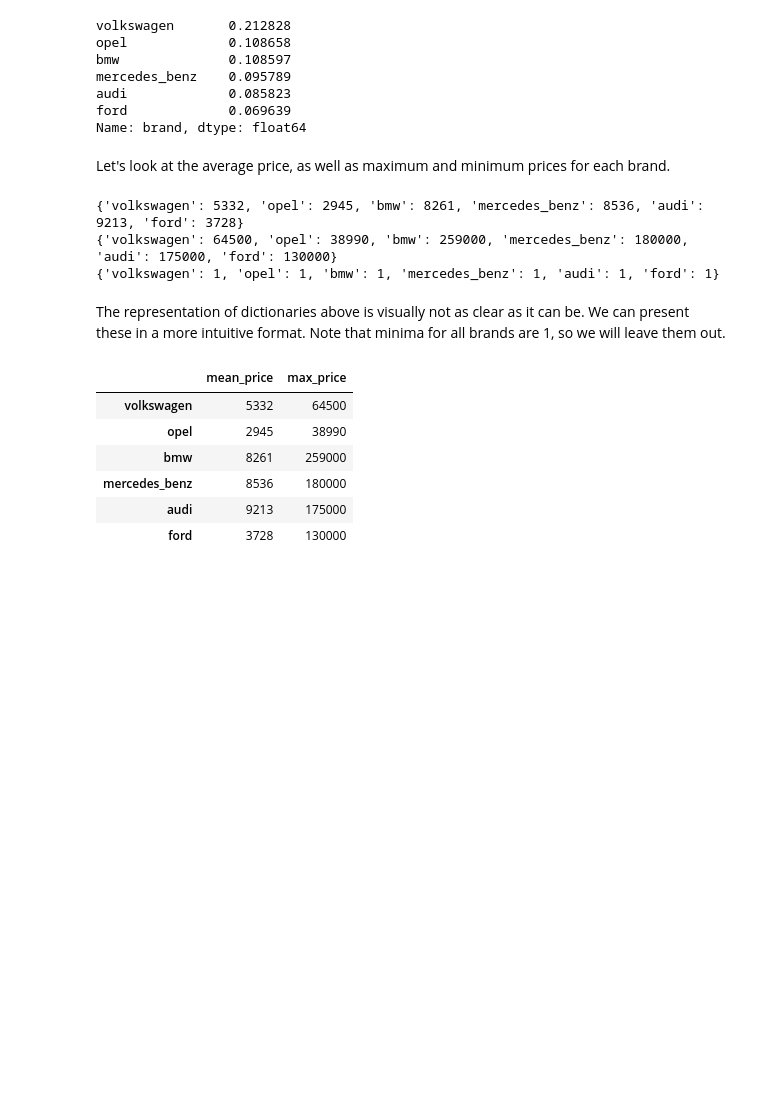
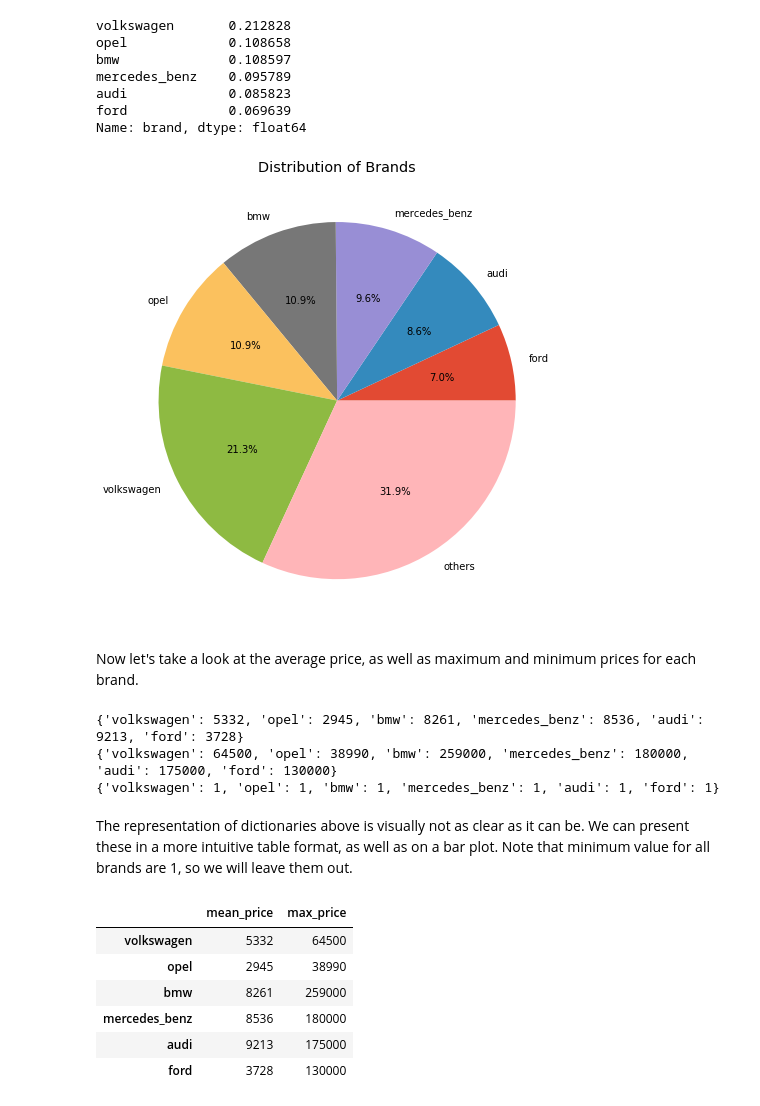
Before and after one commit to MustafaBor/data-projects, a Jupyter notebook: eBay Used Car Listings/Exploring Used Car Listings on eBay.ipynb, the cells around one changed output. Cells and saved outputs as stored; diff of their text form; code cells hidden in the pictures; blank space fills up the shorter version.

```diff
--- a/eBay Used Car Listings/Exploring Used Car Listings on eBay.ipynb
+++ b/eBay Used Car Listings/Exploring Used Car Listings on eBay.ipynb
@@ -519,8 +571,19 @@ mercedes_benz    0.095789
 audi             0.085823
 ford             0.069639
 Name: brand, dtype: float64
+# %%
+brands = autos['brand'].value_counts(normalize=True, dropna=False)
+brands = pd.Series(brands).sort_values()
+brands_major = brands[brands > 0.05]
+brands_rest = pd.Series(data = {'others' : brands[brands <= 0.05].sum()})
+brands_all = pd.concat([brands_major, brands_rest])
+brands_all.plot.pie(figsize=(8,12), title='Distribution of Brands', autopct='%1.1f%%')
+plt.ylabel('')
+plt.show()
+# %% [output]
+[figure, added]
 # %% [markdown]
-Let's look at the average price, as well as maximum and minimum prices for each brand.
+Now let's take a look at the average price, as well as maximum and minimum prices for each brand.
 # %%
 brand_avg ={}
 brand_max={}
@@ -545,7 +608,7 @@ print(brand_min)
 {'volkswagen': 64500, 'opel': 38990, 'bmw': 259000, 'mercedes_benz': 180000, 'audi': 175000, 'ford': 130000}
 {'volkswagen': 1, 'opel': 1, 'bmw': 1, 'mercedes_benz': 1, 'audi': 1, 'ford': 1}
 # %% [markdown]
-The representation of dictionaries above is visually not as clear as it can be. We can present these in a more intuitive format. Note that minima for all brands are 1, so we will leave them out.
+The representation of dictionaries above is visually not as clear as it can be. We can present these in a more intuitive table format, as well as on a bar plot. Note that minimum value for all brands are 1, so we will leave them out.
 # %%
 price_avg = pd.Series(brand_avg, name='mean_price')
 price_max = pd.Series(brand_max, name='max_price')
```
Also changed, not shown: parts of 17 cells of this notebook.
